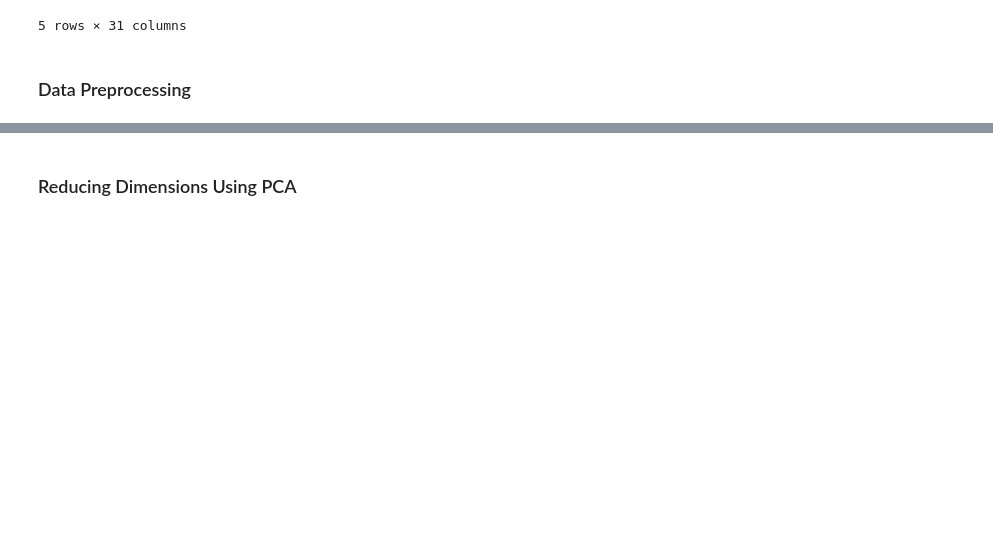
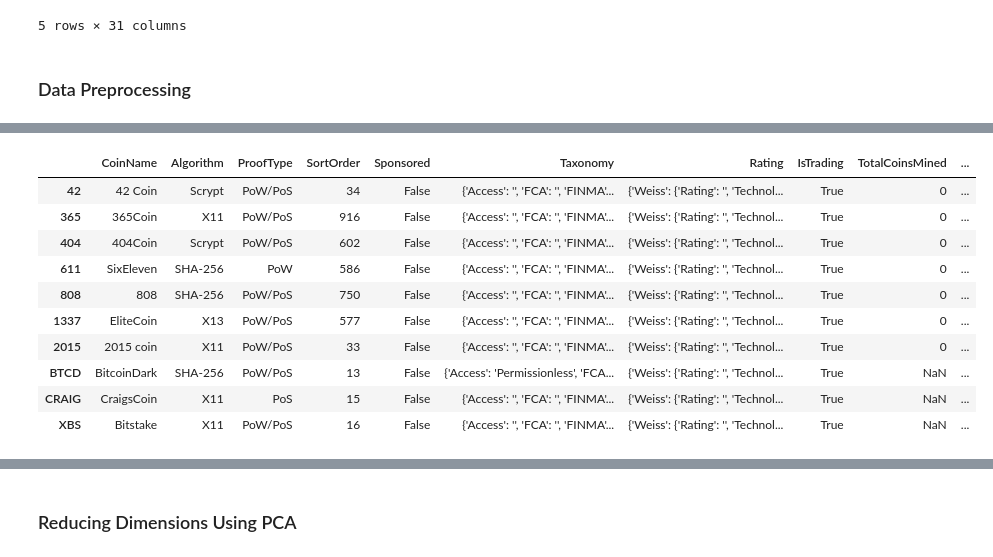
Before and after one commit to dstroe/homework13, a Jupyter notebook: crypto_clustering.ipynb, the cells around one changed output, grey strips where cells are left out. Saved outputs shown, nothing was run; the diff lists cells and outputs as text; code cells hidden in the pictures; blank space fills up the shorter version.

```diff
--- a/crypto_clustering.ipynb
+++ b/crypto_clustering.ipynb
@@ -51,5 +64,18 @@ new_crypto_df = new_crypto_df.loc[new_crypto_df['IsTrading'] == True]
 # %%
 # Keep only cryptocurrencies with a working algorithm
-new_crypto_df = new_crypto_df.loc[new_crypto_df['Algorithm'] != 'N/A']
+working_algo_df = traded_df.dropna(axis=0, subset=["Algorithm"])
+working_algo_df.head(10)
+# %% [output]
+|  | CoinName | Algorithm | ProofType | SortOrder | Sponsored | Taxonomy | Rating | IsTrading | TotalCoinsMined | ... |
+| 42 | 42 Coin | Scrypt | PoW/PoS | 34 | False | {'Access': '', 'FCA': '', 'FINMA'... | {'Weiss': {'Rating': '', 'Technol... | True | 0 | ... |
+| 365 | 365Coin | X11 | PoW/PoS | 916 | False | {'Access': '', 'FCA': '', 'FINMA'... | {'Weiss': {'Rating': '', 'Technol... | True | 0 | ... |
+| 404 | 404Coin | Scrypt | PoW/PoS | 602 | False | {'Access': '', 'FCA': '', 'FINMA'... | {'Weiss': {'Rating': '', 'Technol... | True | 0 | ... |
+| 611 | SixEleven | SHA-256 | PoW | 586 | False | {'Access': '', 'FCA': '', 'FINMA'... | {'Weiss': {'Rating': '', 'Technol... | True | 0 | ... |
+| 808 | 808 | SHA-256 | PoW/PoS | 750 | False | {'Access': '', 'FCA': '', 'FINMA'... | {'Weiss': {'Rating': '', 'Technol... | True | 0 | ... |
+| 1337 | EliteCoin | X13 | PoW/PoS | 577 | False | {'Access': '', 'FCA': '', 'FINMA'... | {'Weiss': {'Rating': '', 'Technol... | True | 0 | ... |
+| 2015 | 2015 coin | X11 | PoW/PoS | 33 | False | {'Access': '', 'FCA': '', 'FINMA'... | {'Weiss': {'Rating': '', 'Technol... | True | 0 | ... |
+| BTCD | BitcoinDark | SHA-256 | PoW/PoS | 13 | False | {'Access': 'Permissionless', 'FCA... | {'Weiss': {'Rating': '', 'Technol... | True | NaN | ... |
+| CRAIG | CraigsCoin | X11 | PoS | 15 | False | {'Access': '', 'FCA': '', 'FINMA'... | {'Weiss': {'Rating': '', 'Technol... | True | NaN | ... |
+| XBS | Bitstake | X11 | PoW/PoS | 16 | False | {'Access': '', 'FCA': '', 'FINMA'... | {'Weiss': {'Rating': '', 'Technol... | True | NaN | ... |
 # %%
 # Remove the "IsTrading" column
```
Also changed, not shown: parts of 9 cells of this notebook.
